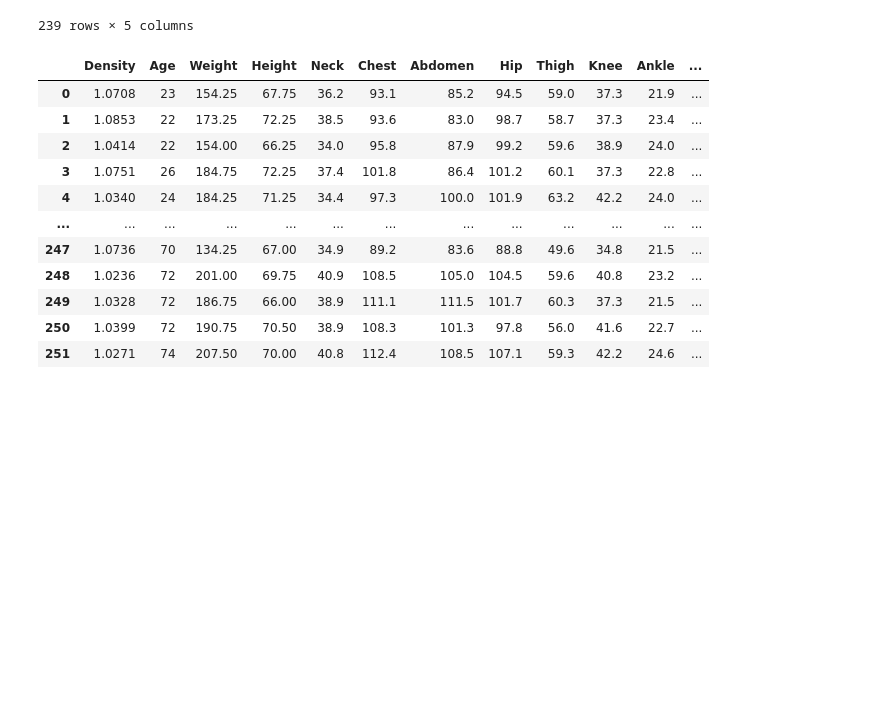
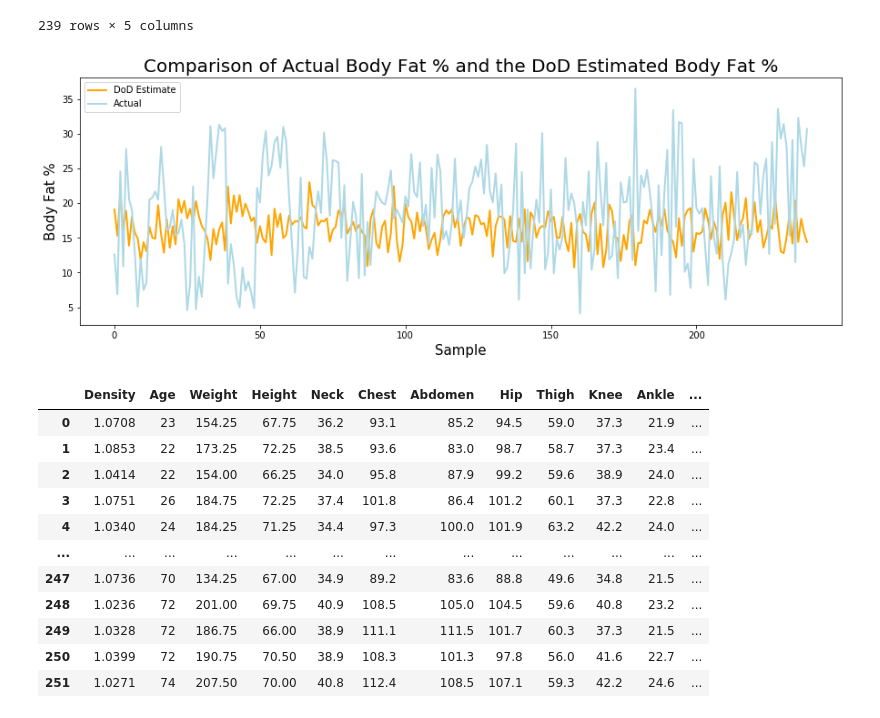
Before and after one commit to Thegreatesthumphrey/Prediction-Model-for-Total-Body-Fat-in-Adult-Men, a Jupyter notebook: Data Set Analysis.ipynb, the cells around one changed output. Drawn from its saved outputs; the diff is of its cells as text; code cells hidden in the pictures; blank space fills up the shorter version.

```diff
--- a/Data Set Analysis.ipynb
+++ b/Data Set Analysis.ipynb
@@ -386,6 +386,22 @@ df3
 | 250 | 70.50 | 15.314969 | 39.881911 | 15.75 | 25.3 |
 | 251 | 70.00 | 16.063001 | 42.716559 | 14.40 | 30.7 |
 239 rows × 5 columns
+# %%
+x = range(0,239)
+y1 = df3['DoD_BF']
+y2 = df3['Brozek']
+
+plt.figure(figsize=(15, 5))
+plt.plot(x, y1, color='orange', linewidth=2, label='DoD Estimate')
+plt.plot(x, y2, color='lightblue', linewidth=2, label='Actual')
+plt.title('Comparison of Actual Body Fat % and the DoD Estimated Body Fat %', fontsize=20)
+plt.ylabel('Body Fat %', fontsize=15)
+plt.xlabel('Sample', fontsize=15)
+plt.legend()
+plt.savefig("BF_comparison.png")
+plt.show();
+# %% [output]
+[figure, added]
 # %%
 # Adding a colummn for the error between actual and DoD measurement
 df3['Error'] = df3['DoD_BF'] - df3['Brozek']
```
Also changed, not shown: parts of 56 cells of this notebook.
